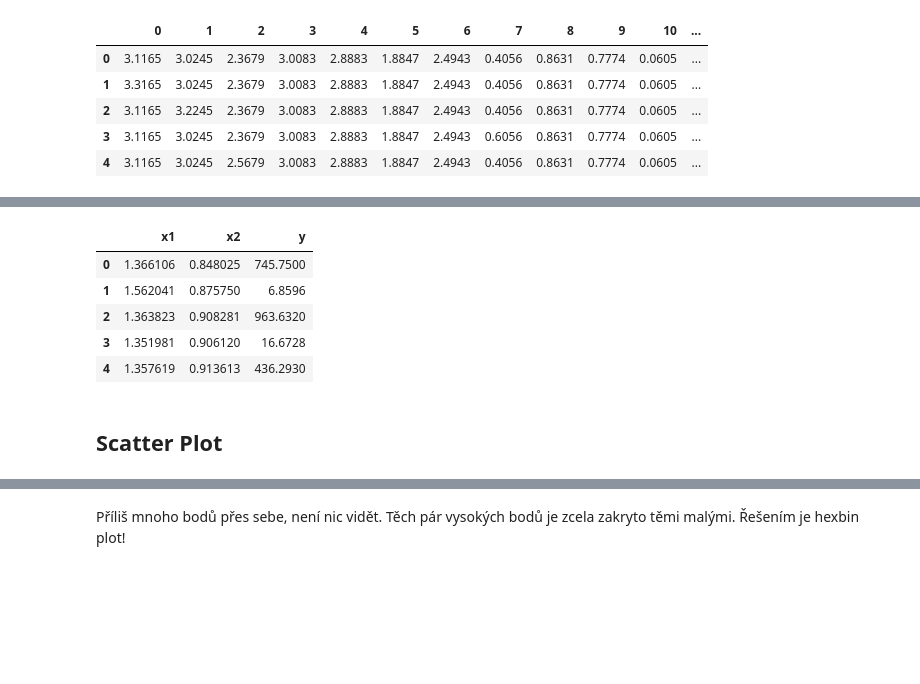
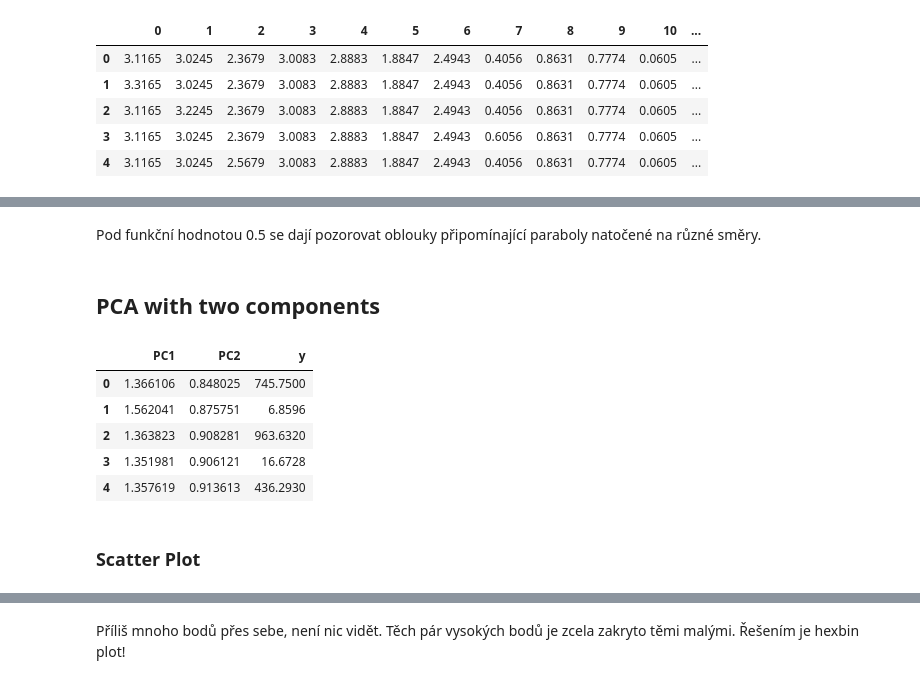
Before and after one commit to effa/dimensionality-reduction, a Jupyter notebook: pca.ipynb, the cells around one changed output, grey strips where cells are left out. Saved outputs shown, nothing was run; the diff lists cells and outputs as text; code cells hidden in the pictures; blank space fills up the shorter version.

```diff
--- a/pca.ipynb
+++ b/pca.ipynb
@@ -33,5 +32,5 @@ y = d1[n]
 # %%
-pca = PCA(n_components=2)
+pca = PCA(n_components=3)
 x_reduced = pd.DataFrame(pca.fit_transform(x))
 # %%
 print('rows, columns:', x_reduced.shape)
@@ -54,14 +89,19 @@ principal components: [[ 0.97967671 -0.01141517 -0.04243101 -0.02972266 -0.05067
+# %% [markdown]
+Pod funkční hodnotou 0.5 se dají pozorovat oblouky připomínající paraboly natočené na různé směry.
+# %% [markdown]
+## PCA with two components
 # %%
-d = pd.concat([x_reduced, y], axis=1)
-d.columns = ['x1', 'x2', 'y']
+x_twoPCs = x_reduced.ix[:,0:1]
+d = pd.concat([x_twoPCs, y], axis=1)
+d.columns = ['PC1', 'PC2', 'y']
 d.head()
 # %% [output]
-|  | x1 | x2 | y |
+|  | PC1 | PC2 | y |
 | 0 | 1.366106 | 0.848025 | 745.7500 |
-| 1 | 1.562041 | 0.875750 | 6.8596 |
+| 1 | 1.562041 | 0.875751 | 6.8596 |
 | 2 | 1.363823 | 0.908281 | 963.6320 |
-| 3 | 1.351981 | 0.906120 | 16.6728 |
+| 3 | 1.351981 | 0.906121 | 16.6728 |
 | 4 | 1.357619 | 0.913613 | 436.2930 |
 # %% [markdown]
-## Scatter Plot
+### Scatter Plot
 # %%
```
Also changed, not shown: parts of 17 cells of this notebook.
